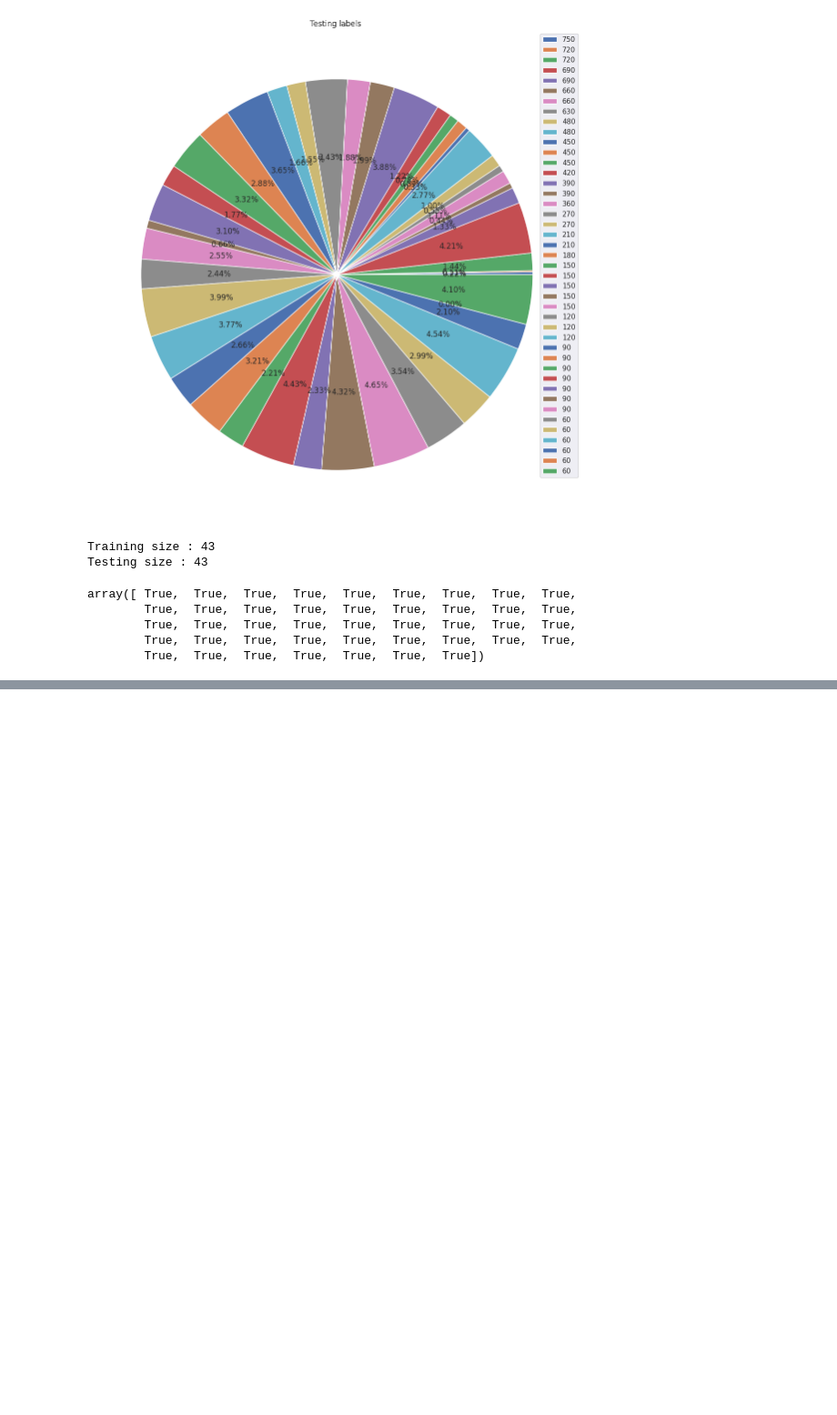
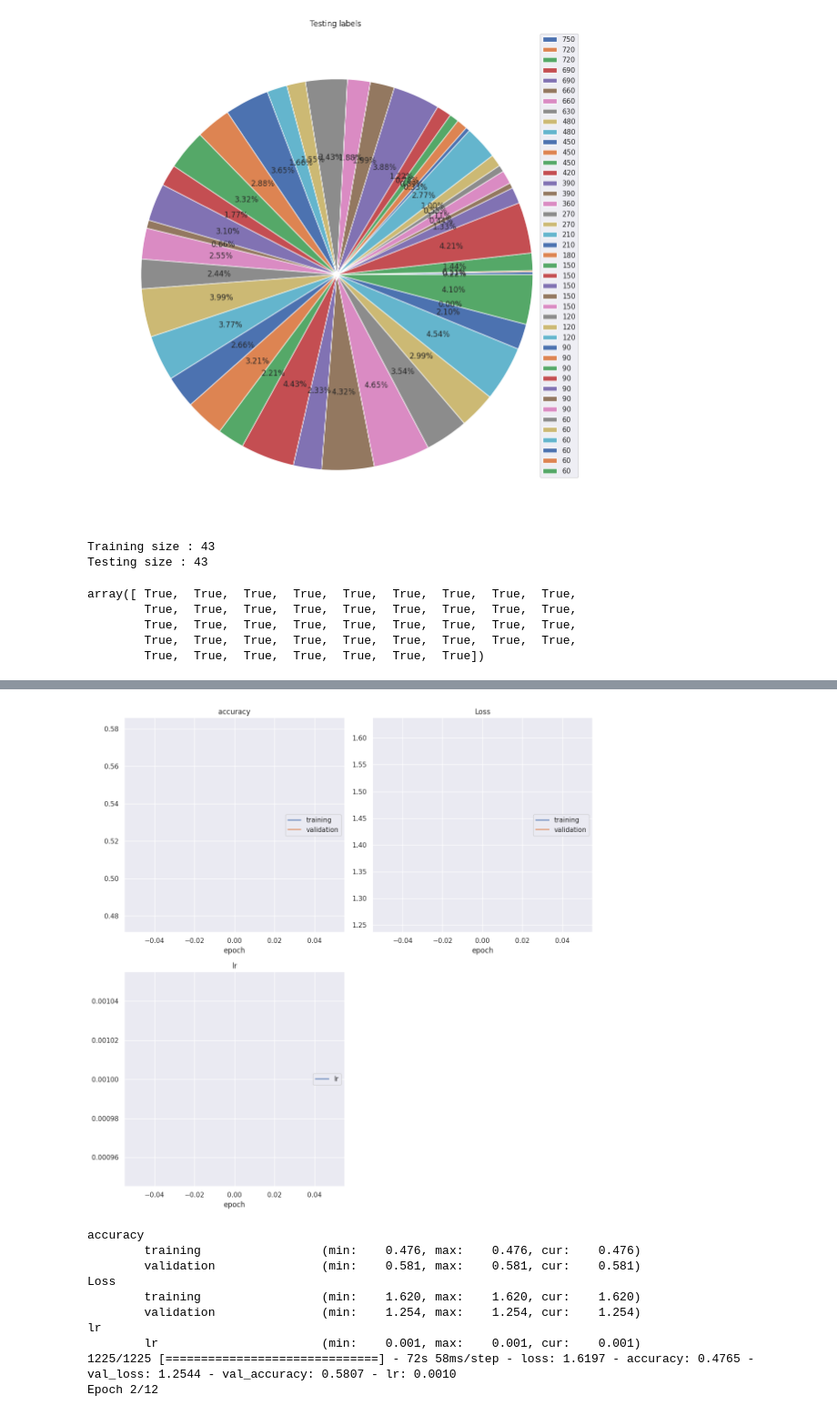
Before and after one commit to pinilDissanayaka/Traffic-Sign-Recognition, a Jupyter notebook: Traffic_Sign_Recognition.ipynb, the cells around one changed output, grey strips where cells are left out. Shown at 91% size. Saved outputs shown, nothing was run; the diff lists cells and outputs as text; code cells hidden in the pictures; blank space fills up the shorter version.

```diff
--- a/Traffic_Sign_Recognition.ipynb
+++ b/Traffic_Sign_Recognition.ipynb
@@ -214,0 +263,3 @@ plt.show()
+# %%
+train_df['ClassId'] = train_df['ClassId'].astype('str')
+test_df['ClassId'] = test_df['ClassId'].astype('str')
@@ -214,0 +357,39 @@ plt.show()
+# %%
+earlyStopping = EarlyStopping(monitor='val_loss',
+                              patience=2,
+                              verbose=1)
+
+reduceLr = ReduceLROnPlateau(monitor='val_loss',
+                              factor=0.1,
+                              patience=2,
+                              min_lr=0.000001,
+                              model='auto')
+
+modelCheck = ModelCheckpoint("model_weights.h5",
+                             monitor="val_accuracy",
+                             save_weights_only=True,
+                             mode="max",
+                             verbose=1)
+
+
+callBacks = [earlyStopping, reduceLr, modelCheck, PlotLossesKerasTF()]
+# %%
+modelHist = model.fit_generator(train_generator,
+                    steps_per_epoch= trainingSteps,
+                    epochs = 12,
+                    verbose = 1,
+                    callbacks=callBacks,
+                    validation_data=test_generator,
+                    validation_steps= validationSteps)
+# %% [output]
+[figure, added]
+accuracy
+        training                 (min:    0.476, max:    0.476, cur:    0.476)
+        validation               (min:    0.581, max:    0.581, cur:    0.581)
+Loss
+        training                 (min:    1.620, max:    1.620, cur:    1.620)
+        validation               (min:    1.254, max:    1.254, cur:    1.254)
+lr
+        lr                       (min:    0.001, max:    0.001, cur:    0.001)
+1225/1225 [==============================] - 72s 58ms/step - loss: 1.6197 - accuracy: 0.4765 - val_loss: 1.2544 - val_accuracy: 0.5807 - lr: 0.0010
+Epoch 2/12
```
Also changed, not shown: parts of 13 cells of this notebook.
